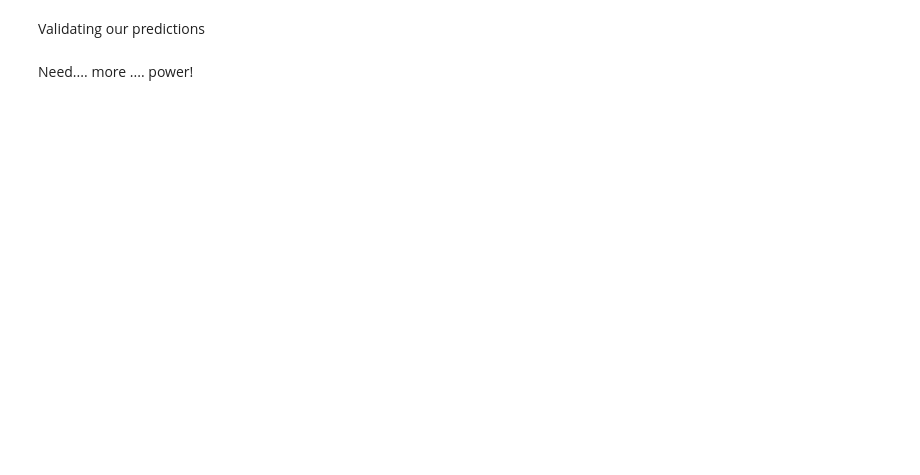
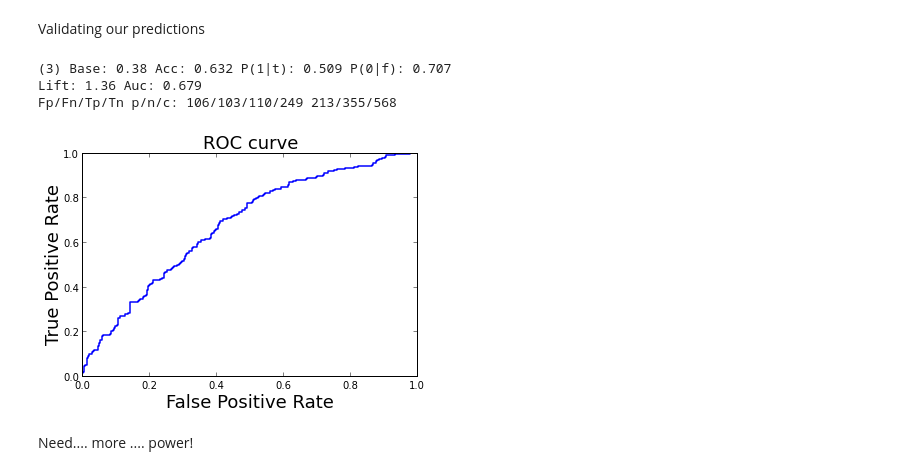
Before and after one commit to fhoffa/io, a Jupyter notebook: regression/wc-demo.ipynb, the cells around one changed output. Saved outputs shown, nothing was run; the diff lists cells and outputs as text; code cells hidden in the pictures; blank space fills up the shorter version.

```diff
--- a/regression/wc-demo.ipynb
+++ b/regression/wc-demo.ipynb
@@ -40,7 +87,12 @@ pl.show()
 # %% [markdown]
 Training the model
+# %%
+# Split out the world cup data to use later.
+wc_data = data[data['competitionid'] == 4]
+club_data = data[data['competitionid'] <> 4]
 # %%
 import world_cup
+reload(world_cup)
 (model, test) = world_cup.trainModel(
-    data, features.get_non_feature_columns())
+    club_data, features.get_non_feature_columns())
 print "\nPseudo-Rsquared: %0.03g" % model.prsquared
@@ -75,12 +165,17 @@ print(results[['team_name', 'op_team_name',
 Validating our predictions
 # %%
 reload(world_cup)
-baseline = (sum([yval == 3 for yval in data['points']])
-            * 1.0 / len(data))
+baseline = (sum([yval == 3 for yval in club_data['points']])
+            * 1.0 / len(club_data))
 y = [yval == 3 for yval in test['points']]
 world_cup.validate(3, y, results['predicted'], baseline,
                    compute_auc=True)
 pl.show()
+# %% [output]
+(3) Base: 0.38 Acc: 0.632 P(1|t): 0.509 P(0|f): 0.707
+Lift: 1.36 Auc: 0.679
+Fp/Fn/Tp/Tn p/n/c: 106/103/110/249 213/355/568
+[figure, added]
 # %% [markdown]
 Need.... more .... power!
 # %%
```
Also changed, not shown: parts of 13 cells of this notebook, 3 other files.
